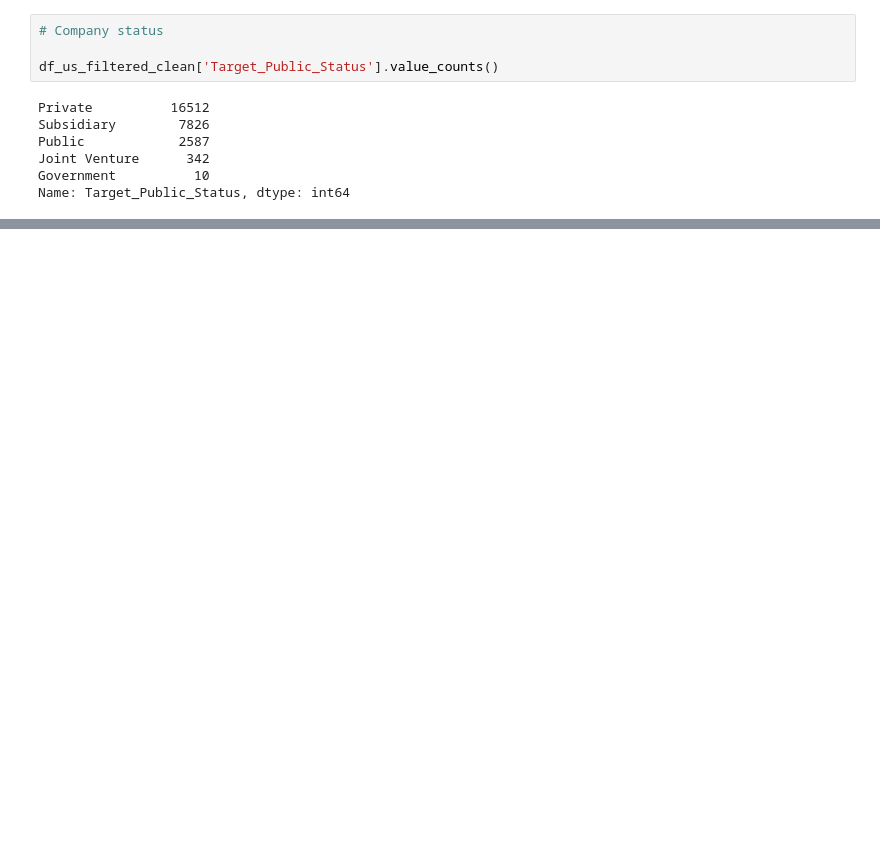
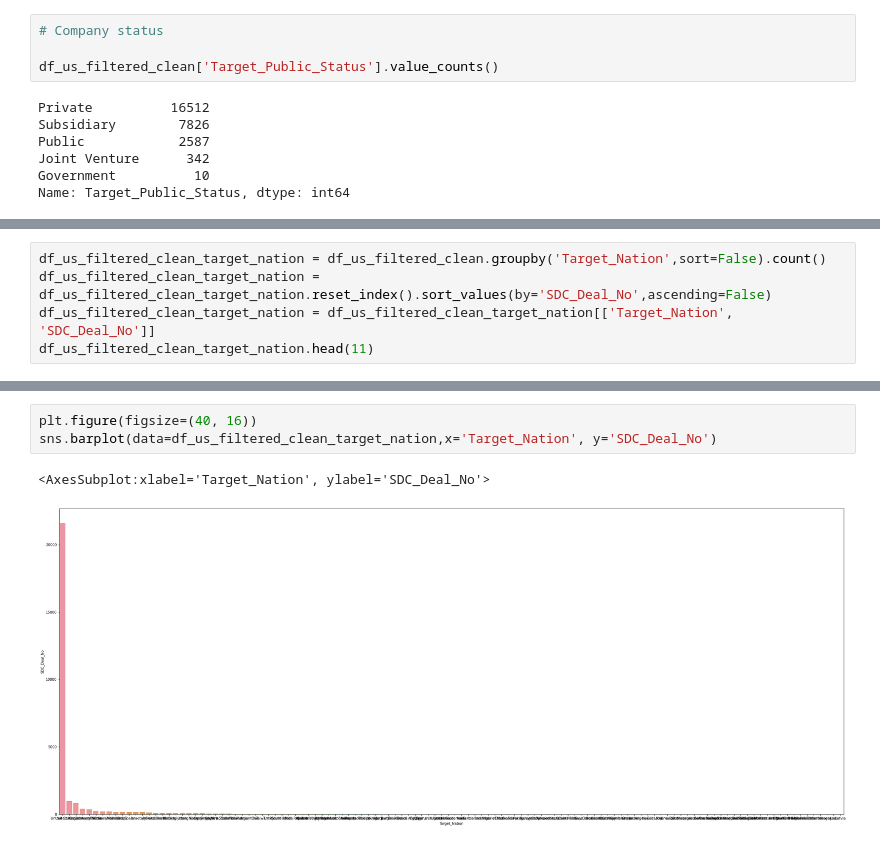
Before and after one commit to cobergmann/MA_PREDICTOR, a Jupyter notebook: notebooks/data_exploration_v.ipynb, the cells around one changed output, grey strips where cells are left out. Drawn from its saved outputs; the diff is of its cells as text; blank space fills up the shorter version.

```diff
--- a/notebooks/data_exploration_v.ipynb
+++ b/notebooks/data_exploration_v.ipynb
@@ -571,0 +851,5 @@ Name: Target_Public_Status, dtype: int64
+# %%
+df_us_filtered_clean_target_nation = df_us_filtered_clean.groupby('Target_Nation',sort=False).count()
+df_us_filtered_clean_target_nation = df_us_filtered_clean_target_nation.reset_index().sort_values(by='SDC_Deal_No',ascending=False)
+df_us_filtered_clean_target_nation = df_us_filtered_clean_target_nation[['Target_Nation', 'SDC_Deal_No']]
+df_us_filtered_clean_target_nation.head(11)
@@ -571,0 +869,6 @@ Name: Target_Public_Status, dtype: int64
+# %%
+plt.figure(figsize=(40, 16))
+sns.barplot(data=df_us_filtered_clean_target_nation,x='Target_Nation', y='SDC_Deal_No')
+# %% [output]
+<AxesSubplot:xlabel='Target_Nation', ylabel='SDC_Deal_No'>
+[figure, added]
```
Also changed, not shown: parts of 58 cells of this notebook.
